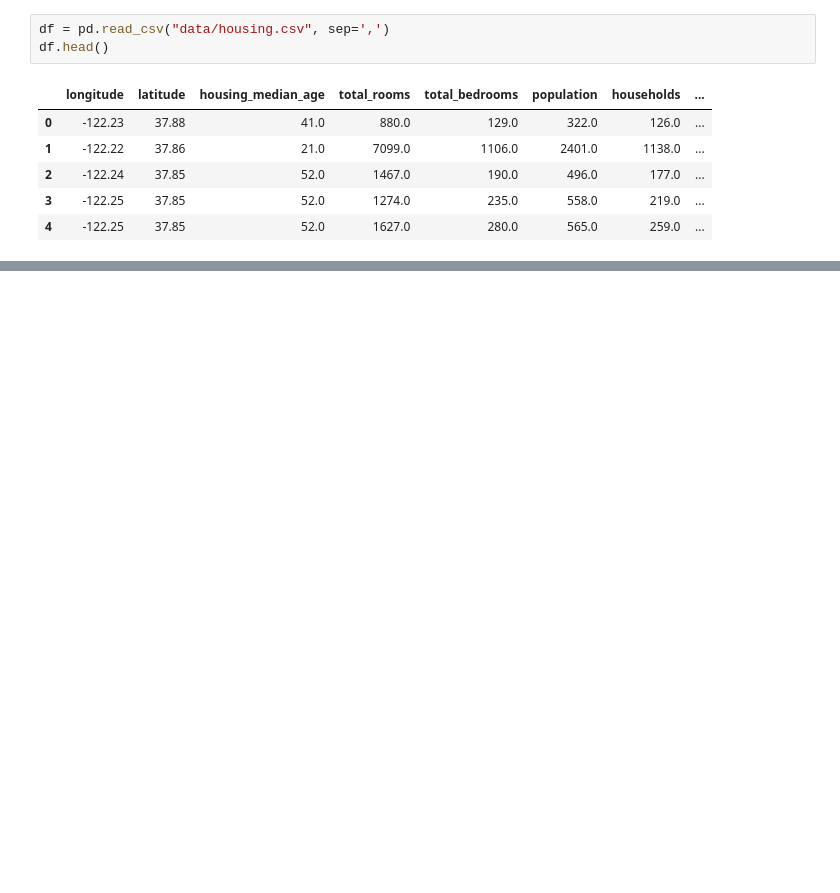
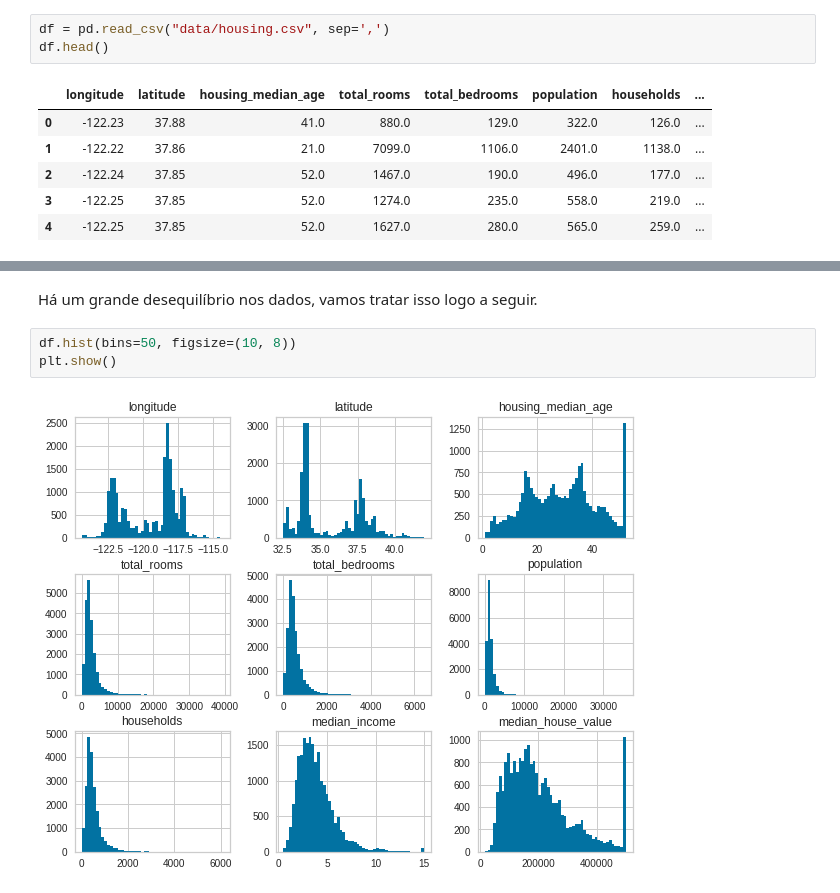
Before and after one commit to alisonpr94/predicao-de-precos-de-casas, a Jupyter notebook: predicao-de-preco.ipynb, the cells around one changed output, grey strips where cells are left out. Cells and saved outputs as stored; diff of their text form; blank space fills up the shorter version.

```diff
--- a/predicao-de-preco.ipynb
+++ b/predicao-de-preco.ipynb
@@ -18,0 +74,7 @@ df.head()
+# %% [markdown]
+Há um grande desequilíbrio nos dados, vamos tratar isso logo a seguir.
+# %%
+df.hist(bins=50, figsize=(10, 8))
+plt.show()
+# %% [output]
+[figure, added]
```
Also changed, not shown: parts of 36 cells of this notebook, 1 other file.
